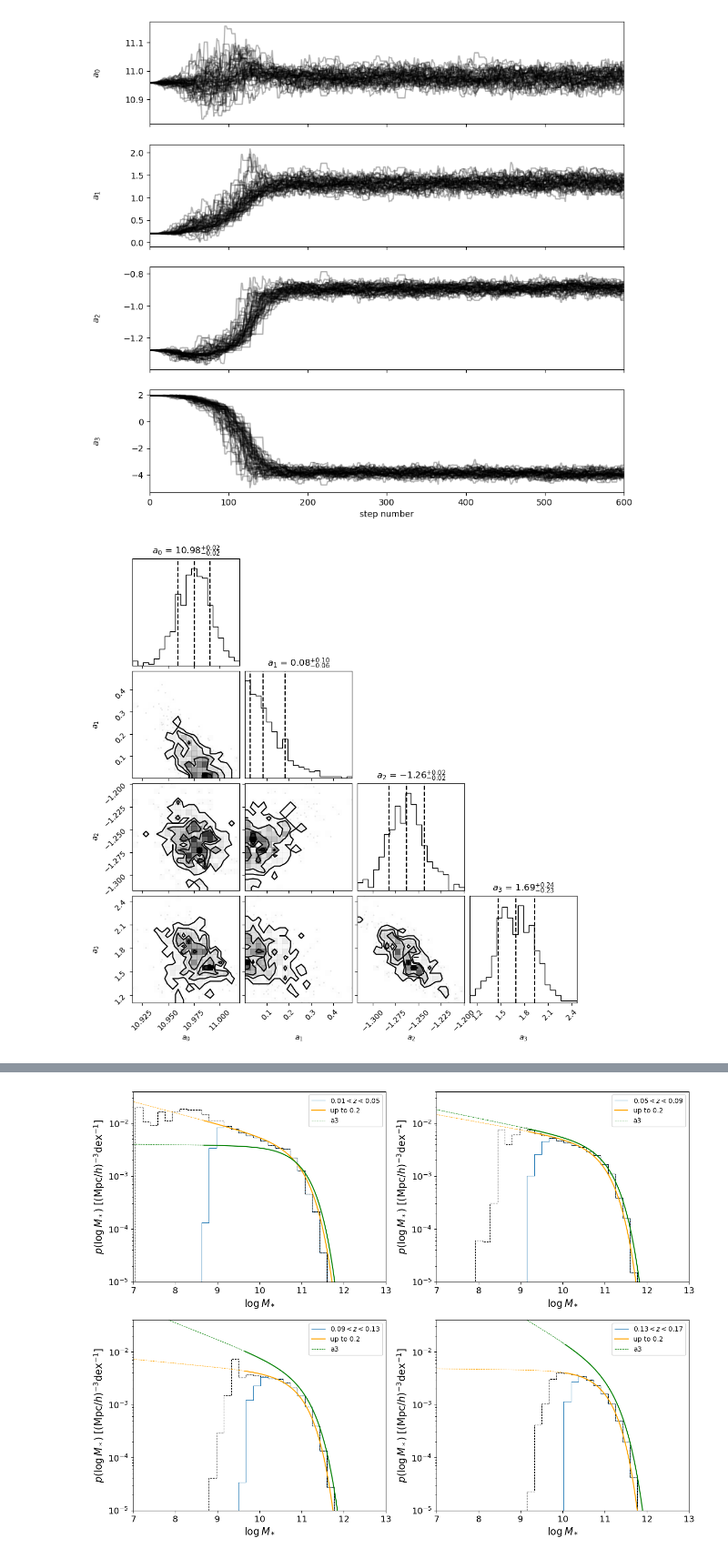
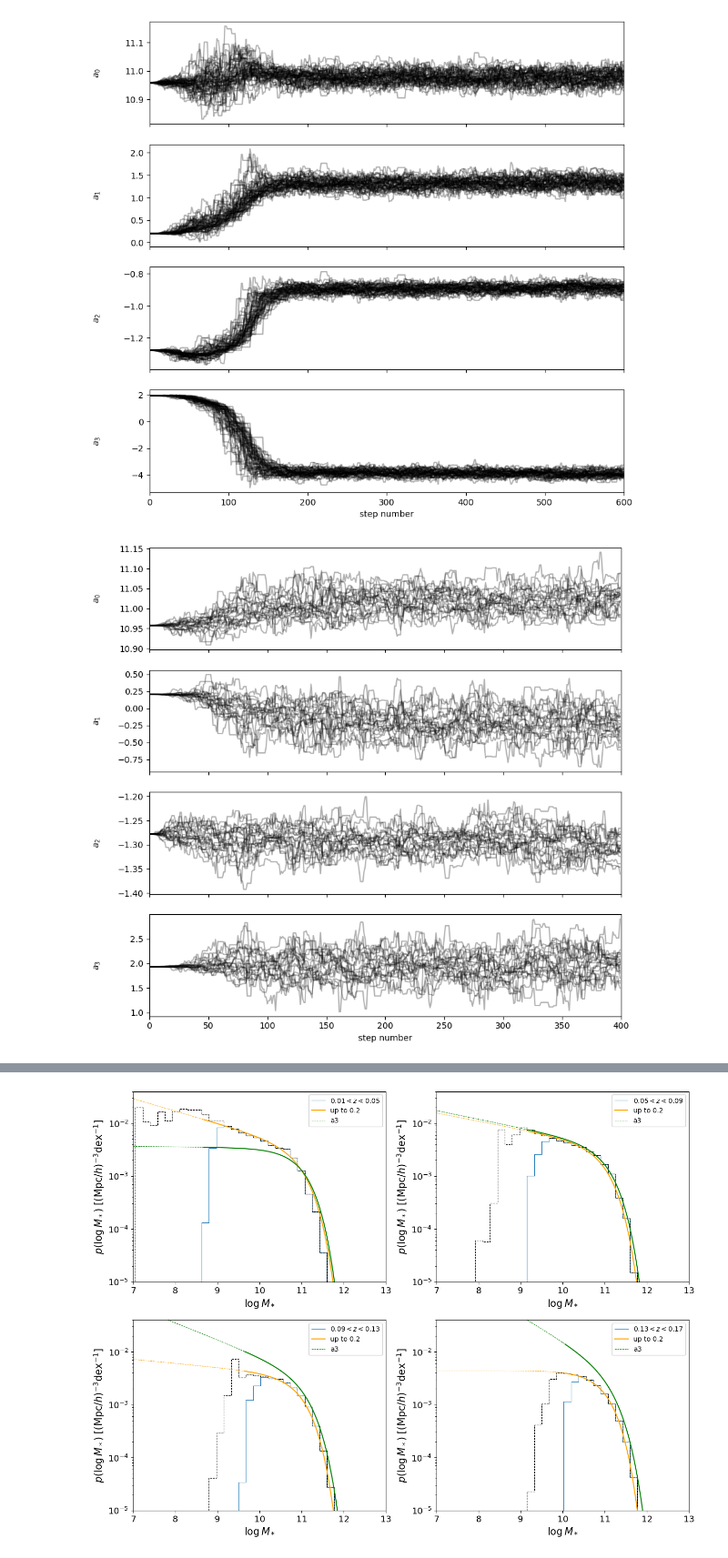
Before and after one commit to fedehope/zSMF, a Jupyter notebook: nb/emcee_check.ipynb, the cells around one changed output, grey strips where cells are left out. Shown at 91% size. Drawn from its saved outputs; the diff is of its cells as text; code cells hidden in the pictures.

```diff
--- a/nb/emcee_check.ipynb
+++ b/nb/emcee_check.ipynb
@@ -23,6 +25,7 @@ emcee_run_04 = EmceeRun(emcee_file_04)
 # %%
 plotter02 = Plotter(bgs, emcee_run_02)
 plotter04 = Plotter(bgs, emcee_run_04)
+plotter_new = Plotter(bgs, emcee_run_new)
 # %%
 plotter02.plot_emcee_samples()
 # %% [output]
@@ -31,9 +34,7 @@ plotter02.plot_emcee_samples()
 plotter04.plot_emcee_samples()
 # %% [output]
 [figure]
-# %%
-emcee_run_02.set_best_params(discard=50)
-emcee_run_04.set_best_params(discard=150)
-plotter02.plot_emcee_corner(emcee_run_02.flat_samples, emcee_run_02.labels4)
-# %% [output]
-[figure, removed]
+# %%
+plotter_new.plot_emcee_samples()
+# %% [output]
+[figure, added]
```
Also changed, not shown: parts of 6 cells of this notebook.
